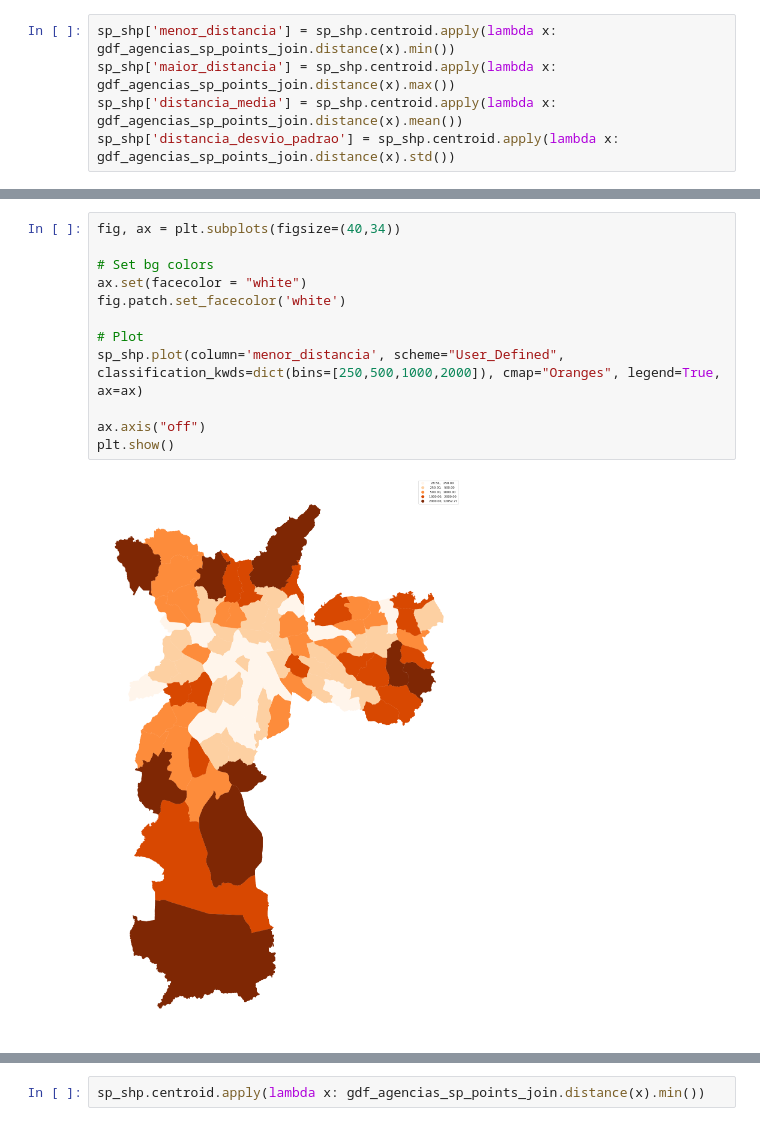
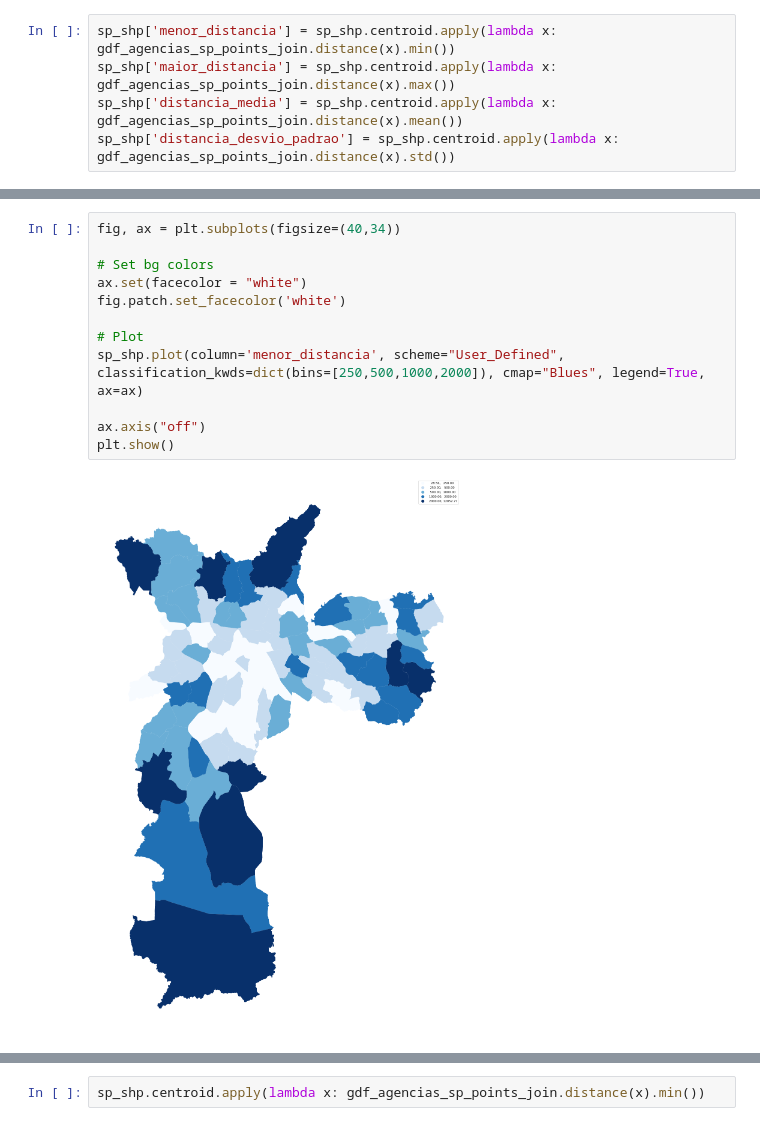
Before and after one commit to ricardobreis/Exploratory-Data-Analysis-Bancarization, a Jupyter notebook: src/distance.ipynb, the cells around one changed output, grey strips where cells are left out. Drawn from its saved outputs; the diff is of its cells as text.

```diff
--- a/src/distance.ipynb
+++ b/src/distance.ipynb
@@ -153,17 +152,17 @@ plt.show()
 # %%
 fig, ax = plt.subplots(figsize=(40,34))
 
 # Set bg colors
 ax.set(facecolor = "white")
 fig.patch.set_facecolor('white')
 
 # Plot
-sp_shp.plot(column='menor_distancia', scheme="User_Defined", classification_kwds=dict(bins=[250,500,1000,2000]), cmap="Oranges", legend=True, ax=ax)
+sp_shp.plot(column='menor_distancia', scheme="User_Defined", classification_kwds=dict(bins=[250,500,1000,2000]), cmap="Blues", legend=True, ax=ax)
 
 ax.axis("off")
 plt.show()
 # %% [output]
-[figure, old version]
+[figure, new version]
 # %%
 fig, ax = plt.subplots(figsize=(40,34))
 
```
Also changed, not shown: parts of 7 cells of this notebook.
